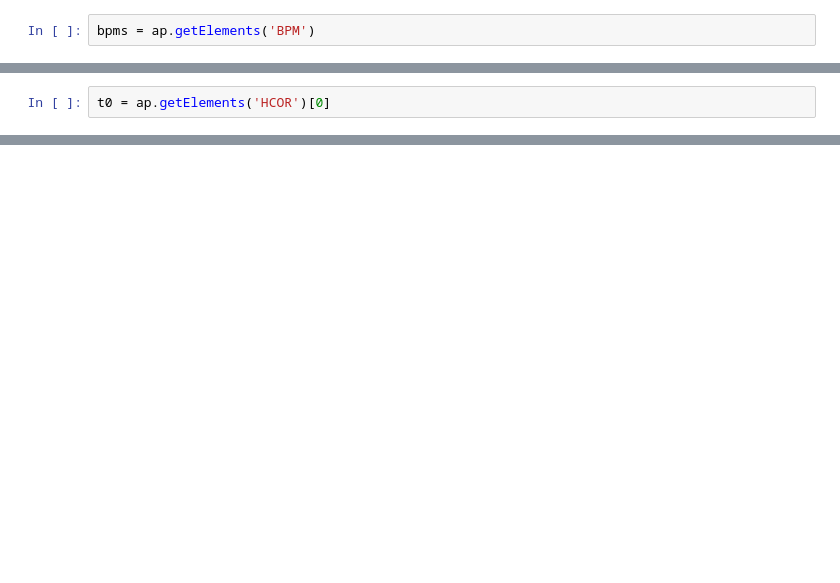
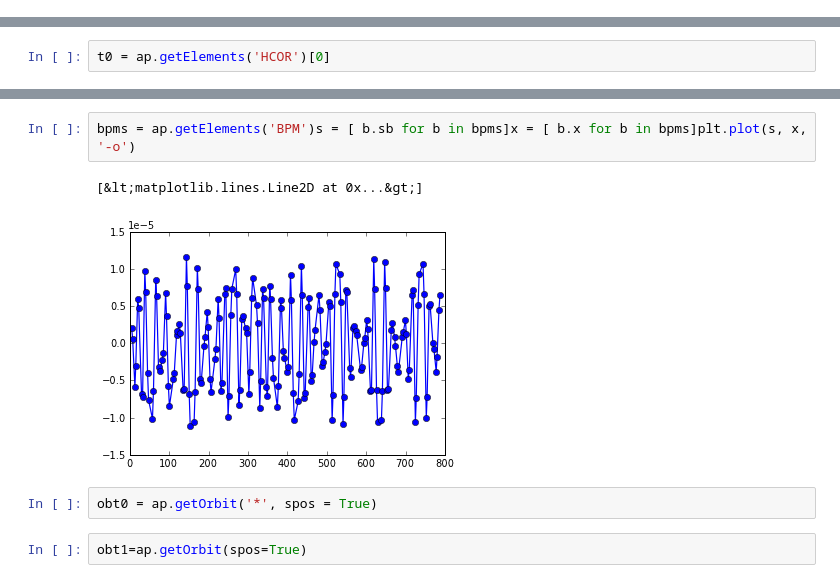
Before and after one commit to NSLS-II/aphla, a Jupyter notebook: example/doc_tutorial.ipynb, the cells around one changed output, grey strips where cells are left out. Saved outputs shown, nothing was run; the diff lists cells and outputs as text; blank space fills up the shorter version.

```diff
--- a/example/doc_tutorial.ipynb
+++ b/example/doc_tutorial.ipynb
@@ -11,2 +6,0 @@ ap.machines.lattices()
-# %%
-bpms = ap.getElements('BPM')
@@ -28,0 +69,9 @@ t0.x
+# %%
+bpms = ap.getElements('BPM')s = [ b.sb for b in bpms]x = [ b.x for b in bpms]plt.plot(s, x, '-o')
+# %% [output]
+[&lt;matplotlib.lines.Line2D at 0x...&gt;]
+[figure, added]
+# %%
+obt0 = ap.getOrbit('*', spos = True)
+# %%
+obt1=ap.getOrbit(spos=True)
```
Also changed, not shown: parts of 30 cells of this notebook, 8 other files.
